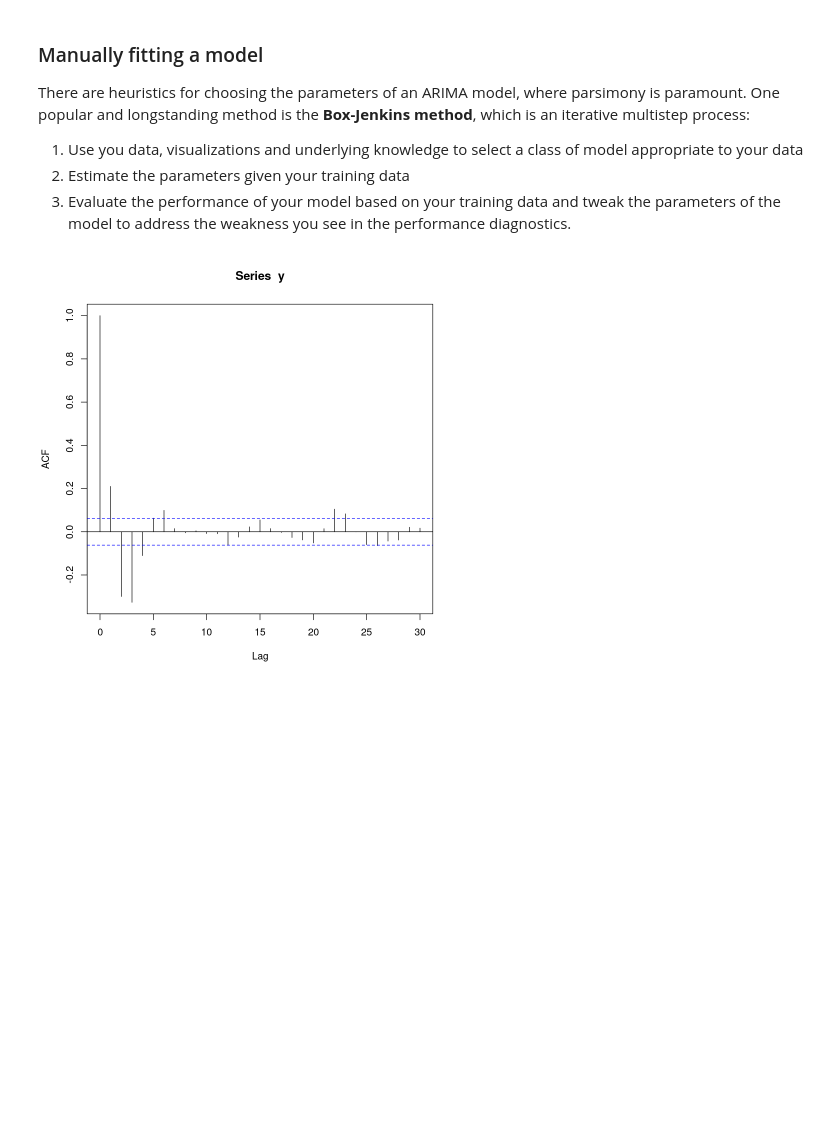
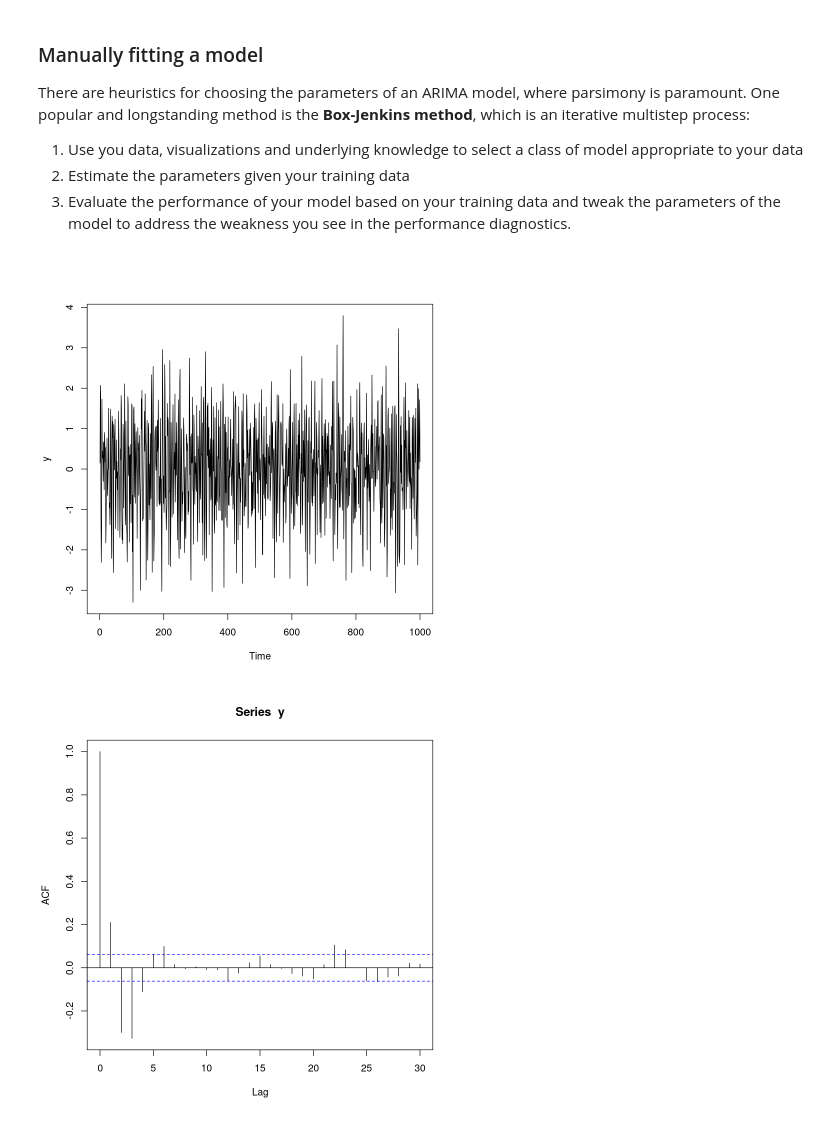
Before and after one commit to cmarsa/ptsa, a Jupyter notebook: chapter_06/statistical_models_ts.ipynb, the cells around one changed output. Drawn from its saved outputs; the diff is of its cells as text; code cells hidden in the pictures; blank space fills up the shorter version.

```diff
--- a/chapter_06/statistical_models_ts.ipynb
+++ b/chapter_06/statistical_models_ts.ipynb
@@ -506,6 +506,10 @@ set.seed(1017)
 # %%
 # lets pretend we do not know the coefficients of ar and ma
 y = arima.sim(n = 1000, list(ar = c(0.8, -0.4), ma = c(-0.7)))
+# %%
+plot(y)
+# %% [output]
+[figure, added]
 # %%
 acf(y)
 # %% [output]
```
Also changed, not shown: parts of 42 cells of this notebook.
